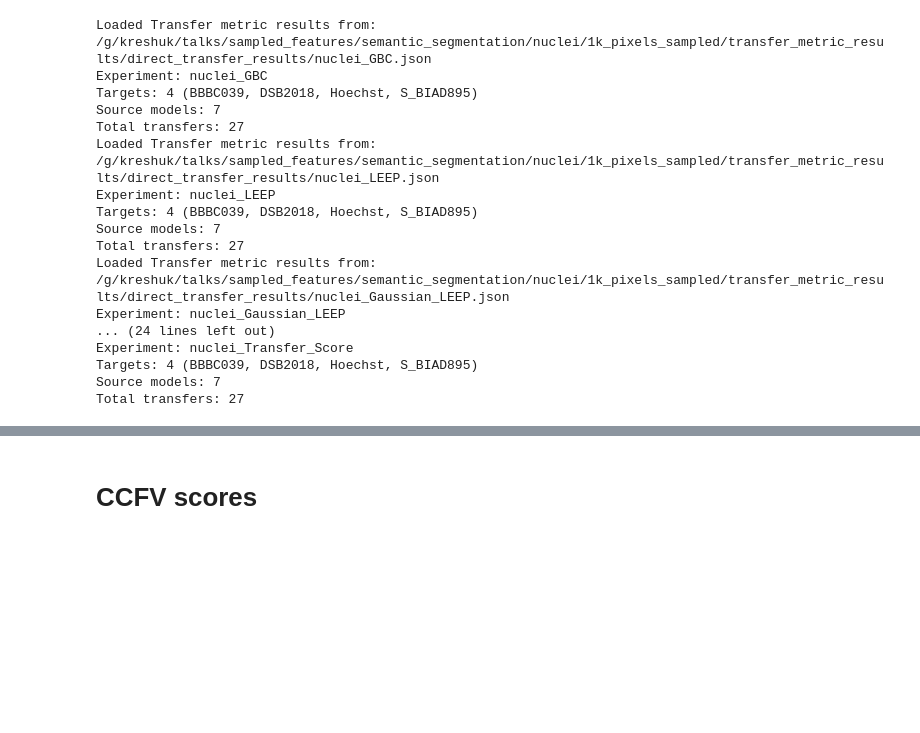
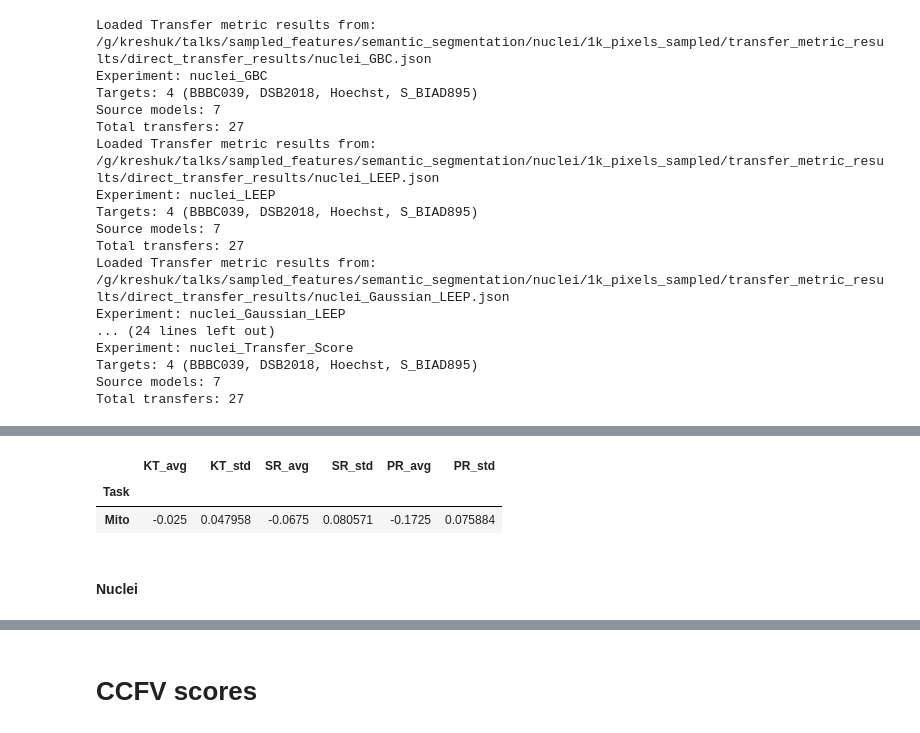
Before and after one commit to kreshuklab/model_ranking, a Jupyter notebook: notebooks/CVPR_Figures/semantic_avg_table_results.ipynb, the cells around one changed output, grey strips where cells are left out. Drawn from its saved outputs; the diff is of its cells as text; code cells hidden in the pictures; blank space fills up the shorter version.

```diff
--- a/notebooks/CVPR_Figures/semantic_avg_table_results.ipynb
+++ b/notebooks/CVPR_Figures/semantic_avg_table_results.ipynb
@@ -352,0 +428,16 @@ Total transfers: 27
+# %%
+base_path = "/g/kreshuk/talks/sampled_features/semantic_segmentation/mitochondria/1k_pixels_sampled/transfer_metric_results/Dispersion"
+result_path = list(Path(base_path).glob("*.json"))
+
+assert len(result_path) == 1, "Expected exactly one result file for Dispersion transfer metric"
+
+
+results = load_transfer_metric_results(result_path[0])
+correlation_scores = results["correlation_scores"]
+idx = 0
+per_target_KT = np.array(correlation_scores["KT"])
+per_target_SP = np.array(correlation_scores["SP"])
+per_target_PE = np.array(correlation_scores["PE"])
+df = correlation_table(per_target_KT, per_target_SP, per_target_PE, targets = ["EPFL", "Hmito", "Rmito", "VNC"])
+metric_abbrev = transfer_metric_abbrevs["Dispersion"]
+df_Disp_mito_avg = avg_correlation_table(df)
@@ -352,0 +450,8 @@ Total transfers: 27
+# %%
+df_Disp_mito_avg
+# %% [output]
+|  | KT_avg | KT_std | SR_avg | SR_std | PR_avg | PR_std |
+| Task |  |  |  |  |  |  |
+| Mito | -0.025 | 0.047958 | -0.0675 | 0.080571 | -0.1725 | 0.075884 |
+# %% [markdown]
+#### Nuclei
```
Also changed, not shown: parts of 15 cells of this notebook, 1 other file.
